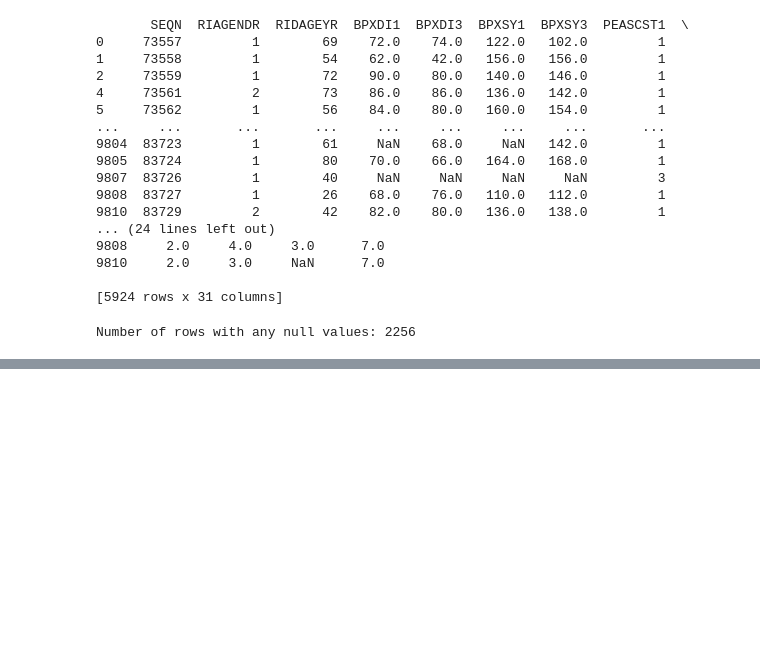
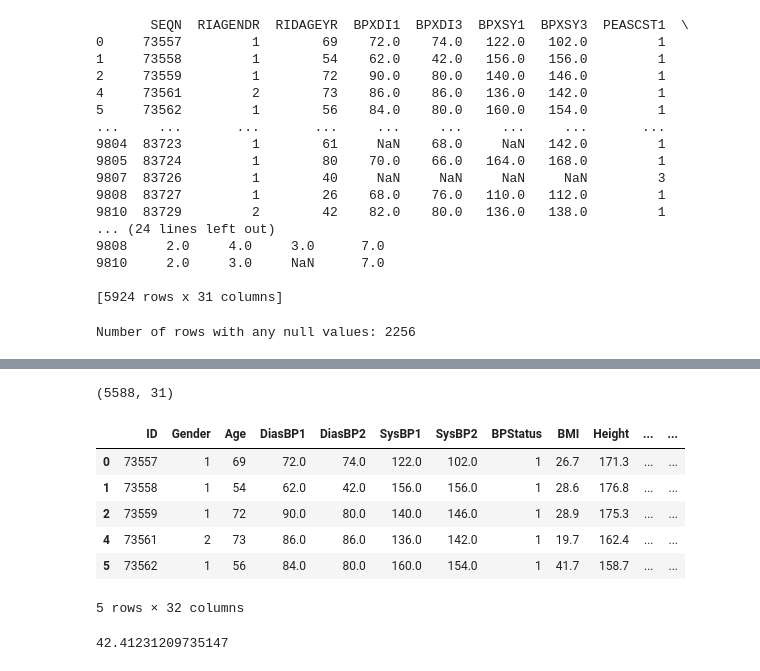
Before and after one commit to samcohen1/HypertensionML, a Jupyter notebook: mixingSets.ipynb, the cells around one changed output, grey strips where cells are left out. Cells and saved outputs as stored; diff of their text form; code cells hidden in the pictures; blank space fills up the shorter version.

Commit message:
Remove Children & Add Hypertension Feature

```diff
--- a/mixingSets.ipynb
+++ b/mixingSets.ipynb
@@ -170,3 +174,29 @@ merged_df.head()
+# %%
+# Remove records where the person is under 20 years old
+merged_df = merged_df[merged_df['Age'] >= 20]
+
+# Show new shape
+merged_df.shape
+# %% [output]
+(5588, 31)
+# %%
+#Add Hypertension Feature
+merged_df['Hypertension'] = ((merged_df['SysBP1'] >= 130) | (merged_df['SysBP2'] >= 130) |
+                                 (merged_df['DiasBP1'] >= 80) | (merged_df['DiasBP2'] >= 80)).astype(int)
+merged_df.head()
+# %% [output]
+|  | ID | Gender | Age | DiasBP1 | DiasBP2 | SysBP1 | SysBP2 | BPStatus | BMI | Height | ... | ... |
+| 0 | 73557 | 1 | 69 | 72.0 | 74.0 | 122.0 | 102.0 | 1 | 26.7 | 171.3 | ... | ... |
+| 1 | 73558 | 1 | 54 | 62.0 | 42.0 | 156.0 | 156.0 | 1 | 28.6 | 176.8 | ... | ... |
+| 2 | 73559 | 1 | 72 | 90.0 | 80.0 | 140.0 | 146.0 | 1 | 28.9 | 175.3 | ... | ... |
+| 4 | 73561 | 2 | 73 | 86.0 | 86.0 | 136.0 | 142.0 | 1 | 19.7 | 162.4 | ... | ... |
+| 5 | 73562 | 1 | 56 | 84.0 | 80.0 | 160.0 | 154.0 | 1 | 41.7 | 158.7 | ... | ... |
+5 rows × 32 columns
+# %%
+hypertension_count = merged_df['Hypertension'].sum()
+hypertension_count/5588*100
+# %% [output]
+42.41231209735147
 # %%
 import pandas as pd
 import matplotlib.pyplot as plt
```
Also changed, not shown: parts of 4 cells of this notebook.
